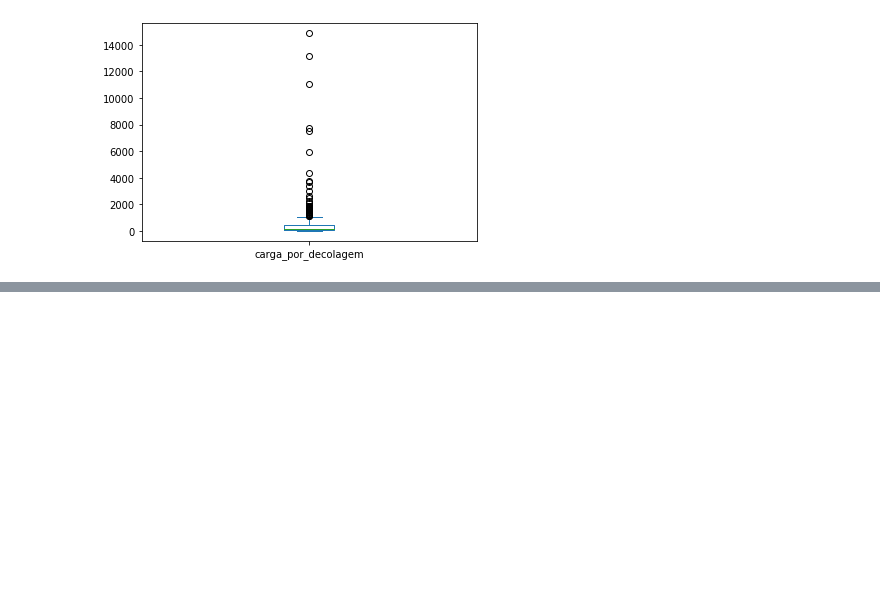
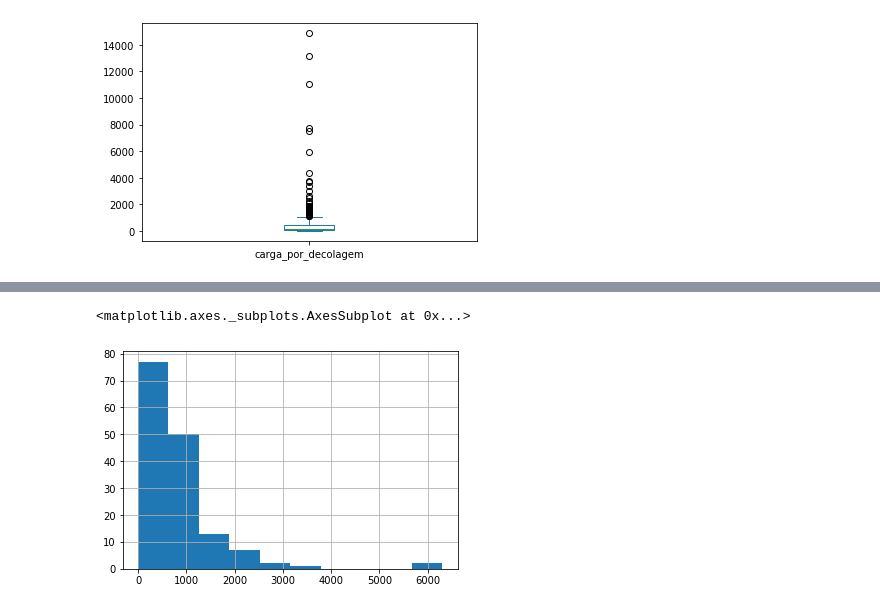
Before and after one commit to Eng-Dan/air-freight-market-share, a Jupyter notebook: Case_Market_Share_Cargas.ipynb, the cells around one changed output, grey strips where cells are left out. Drawn from its saved outputs; the diff is of its cells as text; code cells hidden in the pictures; blank space fills up the shorter version.

```diff
--- a/Case_Market_Share_Cargas.ipynb
+++ b/Case_Market_Share_Cargas.ipynb
@@ -448,0 +446,5 @@ df[(df['mês'] == 5) & (df.passageiros_pagos > 0) & (df.carga_paga_kg > 0) & (df
+# %%
+df[(df['mês'] == 5) & (df.passageiros_pagos > 0) & (df.carga_paga_kg > 0) & (df['empresa'] == 'C')].carga_por_decolagem.hist()
+# %% [output]
+<matplotlib.axes._subplots.AxesSubplot at 0x...>
+[figure, added]
```
Also changed, not shown: parts of 53 cells of this notebook.
